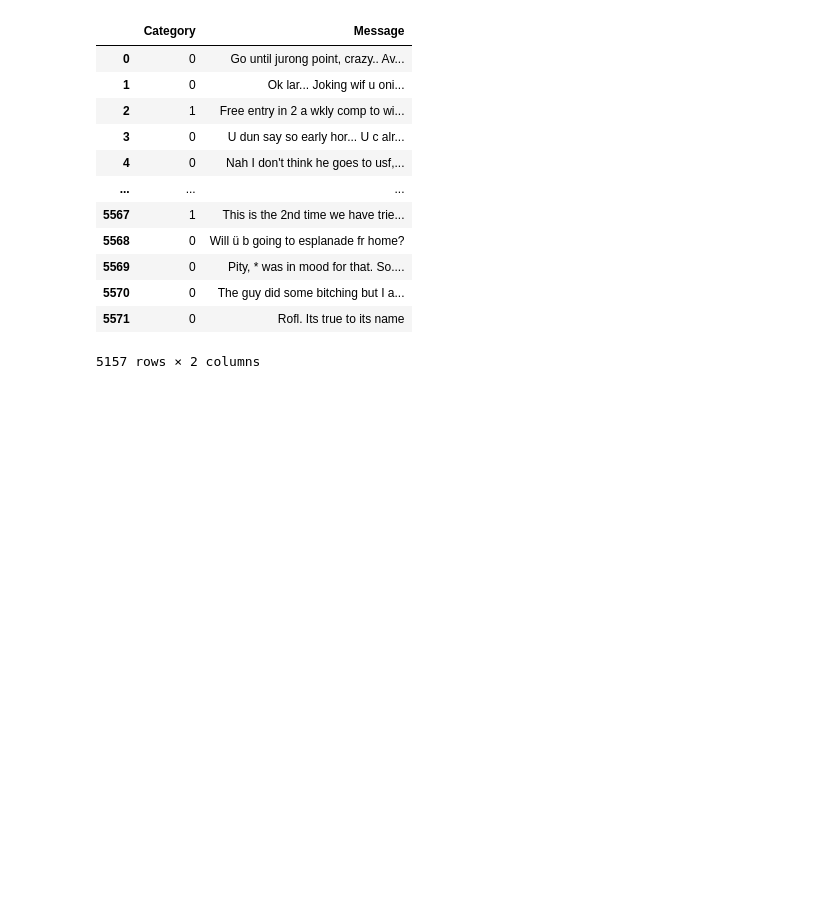
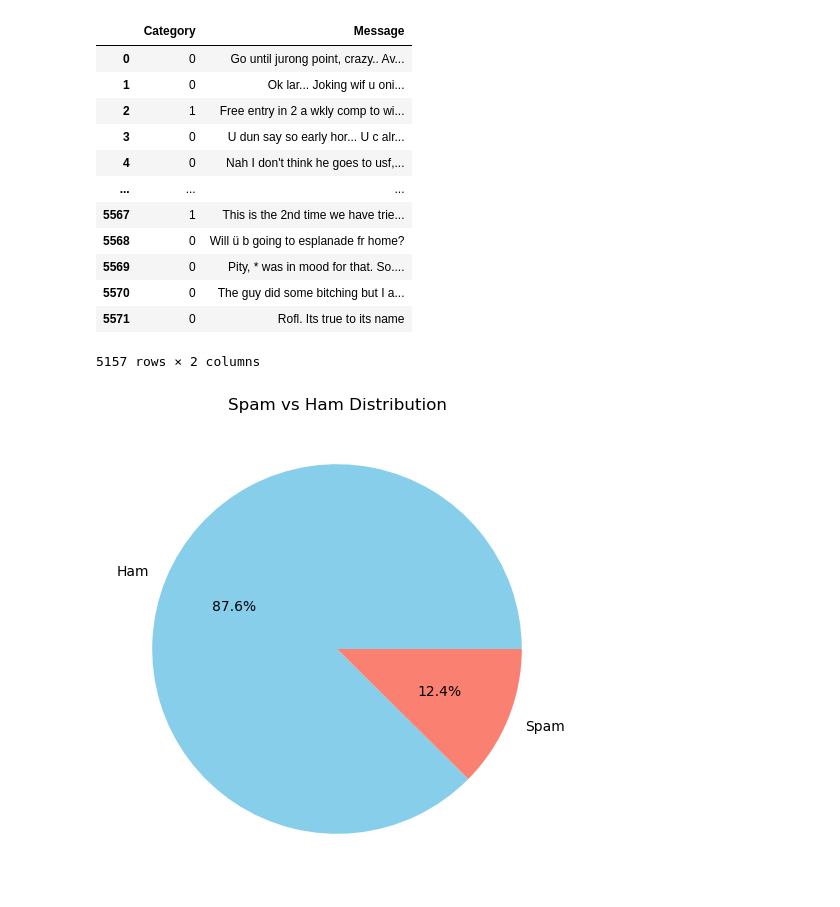
Before and after one commit to amrutagawade35-bit/Project, a Jupyter notebook: Cleaned_data.ipynb, the cells around one changed output. Cells and saved outputs as stored; diff of their text form; code cells hidden in the pictures; blank space fills up the shorter version.

```diff
--- a/Cleaned_data.ipynb
+++ b/Cleaned_data.ipynb
@@ -85,3 +115,20 @@ df
 5157 rows × 2 columns
 # %%
 df.to_csv("clean_spam.csv", index=False)
+# %%
+df['Category'].value_counts()
+
+plt.figure(figsize=(6,6))
+
+df['Category'].value_counts().plot(
+    kind='pie',
+    autopct='%1.1f%%',
+    labels=['Ham','Spam'],
+    colors=['skyblue','salmon']
+)
+
+plt.title("Spam vs Ham Distribution")
+plt.ylabel("")
+plt.show()
+# %% [output]
+[figure, added]
```
Also changed, not shown: parts of 10 cells of this notebook.
